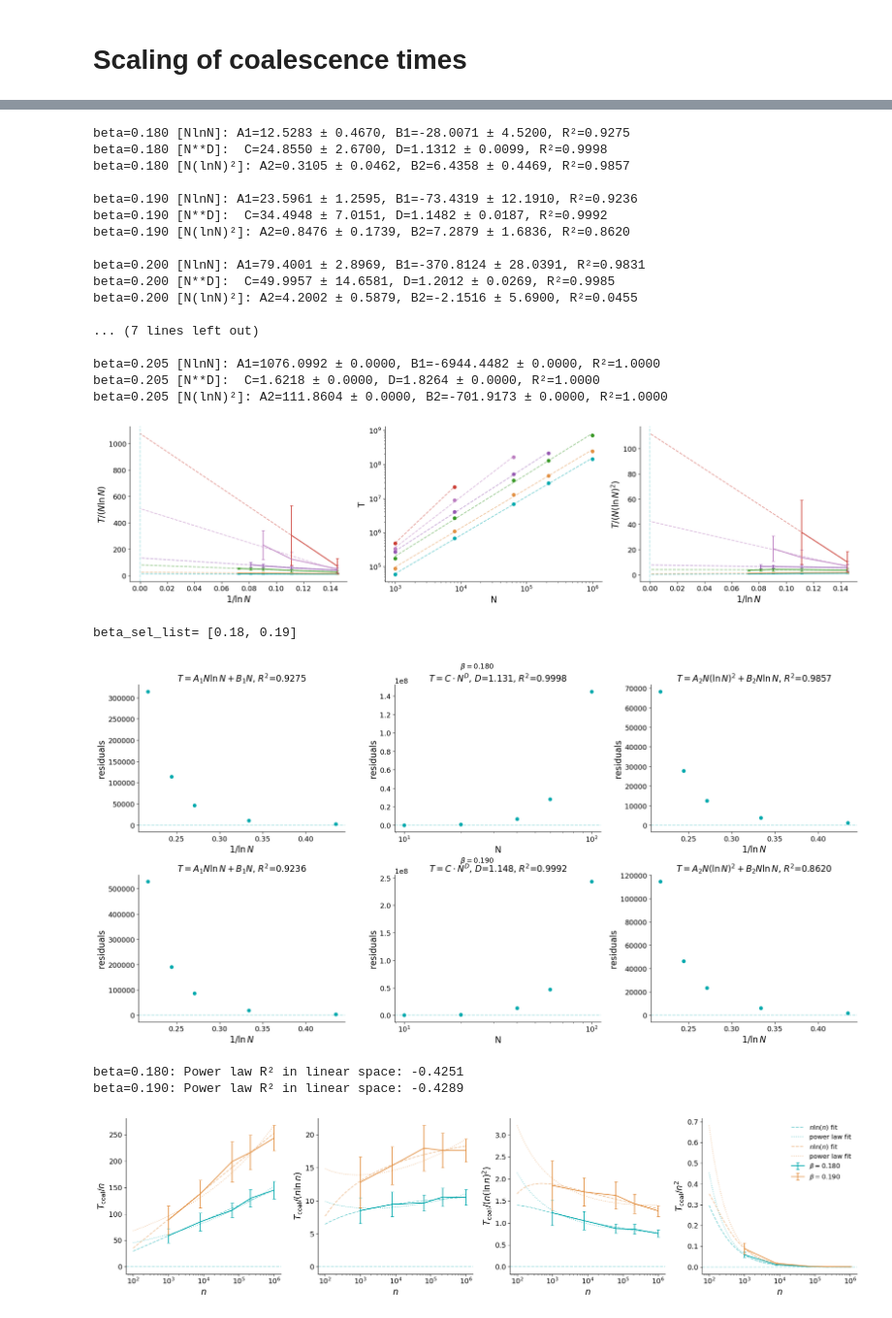
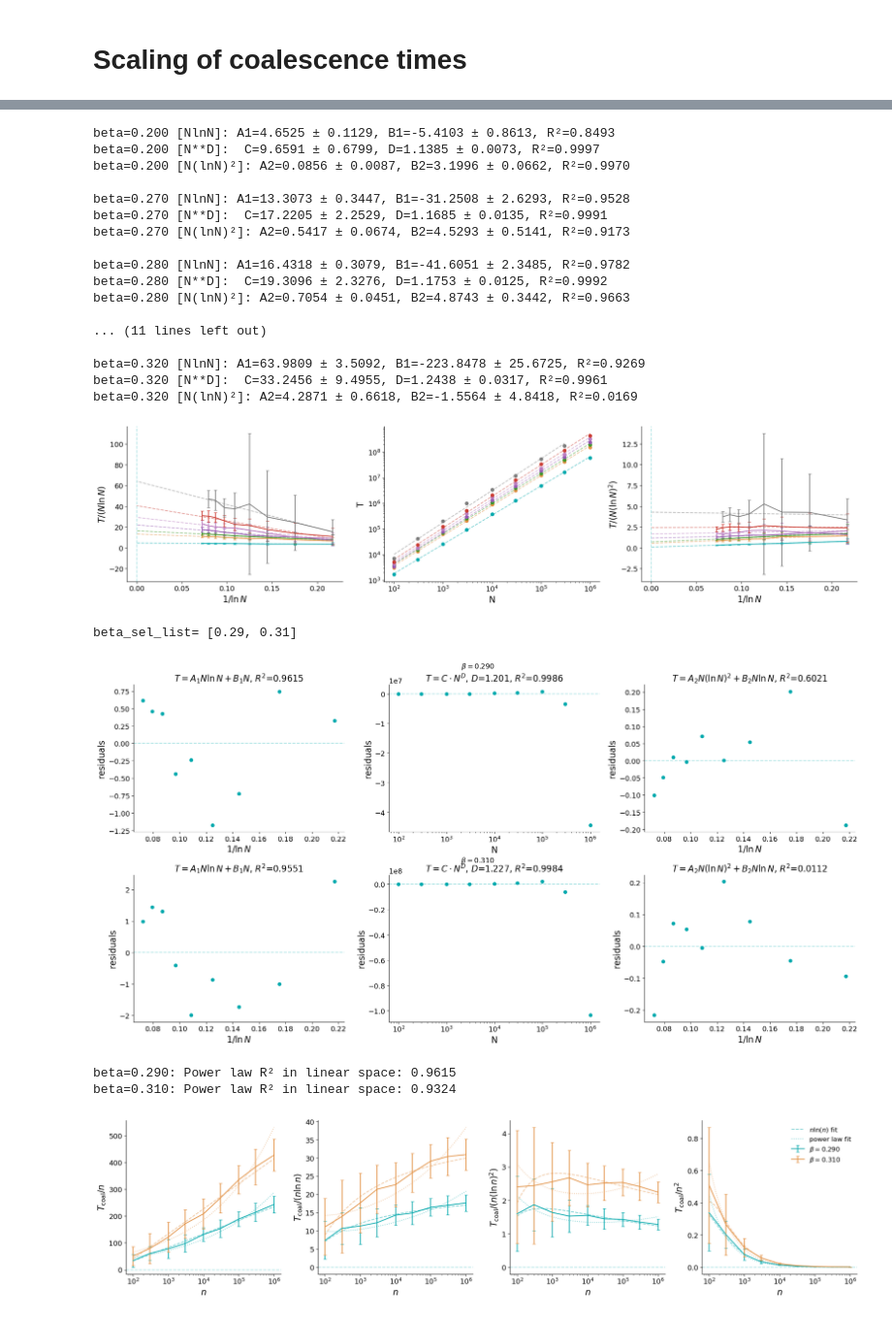
Before and after one commit to LouiseBudzynski/Bounding_Chain_Disordered_Ising_Models, a Jupyter notebook: notebooks/read_coal_time.ipynb, the cells around one changed output, grey strips where cells are left out. Shown at 97% size. Saved outputs shown, nothing was run; the diff lists cells and outputs as text; code cells hidden in the pictures.

```diff
--- a/notebooks/read_coal_time.ipynb
+++ b/notebooks/read_coal_time.ipynb
@@ -28,9 +28,9 @@ plt.rcParams['ytick.labelsize'] = 13
 plt.rcParams['legend.fontsize'] = 12
 plt.rcParams['axes.titlesize'] = 16
 # %%
-graph_type = 'EA3D'
-coup_type = 'ising'
-d = 3
+graph_type = 'ER'
+coup_type = 'gauss'
+d = 4
 if graph_type == 'ER' and coup_type == 'ising':
     beta_SG = np.arctanh(np.sqrt(1/d))
     beta_uni = np.arctanh(1/d)
@@ -113,6 +108,14 @@ elif graph_type == 'EA2D' and coup_type == 'ising':
         (df['N'].isin(N_plot)) &
         (df['max_iter'] == max_iter_plot)
     )
+elif graph_type == 'EA3D' and coup_type == 'ising':
+    beta_plot = [0.19, 0.2, 0.202, 0.204, 0.205] # beta selection for plotting
+    N_plot = [10,20,40,60]
+    mask = (
+        (df['N'].isin(N_plot)) &
+        (df['beta'].isin(beta_plot)) &
+        (df['max_iter'] == max_iter_plot)
+    )
 else:
     mask = (
         (df['max_iter'] == max_iter_plot)
@@ -302,24 +301,24 @@ axes[2].set_ylabel(r'$T / (N (\ln N)^2)$')
 plt.tight_layout()
 plt.show()
 # %% [output]
-beta=0.180 [NlnN]: A1=12.5283 ± 0.4670, B1=-28.0071 ± 4.5200, R²=0.9275
-beta=0.180 [N**D]:  C=24.8550 ± 2.6700, D=1.1312 ± 0.0099, R²=0.9998
-beta=0.180 [N(lnN)²]: A2=0.3105 ± 0.0462, B2=6.4358 ± 0.4469, R²=0.9857
+beta=0.200 [NlnN]: A1=4.6525 ± 0.1129, B1=-5.4103 ± 0.8613, R²=0.8493
+beta=0.200 [N**D]:  C=9.6591 ± 0.6799, D=1.1385 ± 0.0073, R²=0.9997
+beta=0.200 [N(lnN)²]: A2=0.0856 ± 0.0087, B2=3.1996 ± 0.0662, R²=0.9970
 
-beta=0.190 [NlnN]: A1=23.5961 ± 1.2595, B1=-73.4319 ± 12.1910, R²=0.9236
-beta=0.190 [N**D]:  C=34.4948 ± 7.0151, D=1.1482 ± 0.0187, R²=0.9992
-beta=0.190 [N(lnN)²]: A2=0.8476 ± 0.1739, B2=7.2879 ± 1.6836, R²=0.8620
+beta=0.270 [NlnN]: A1=13.3073 ± 0.3447, B1=-31.2508 ± 2.6293, R²=0.9528
+beta=0.270 [N**D]:  C=17.2205 ± 2.2529, D=1.1685 ± 0.0135, R²=0.9991
+beta=0.270 [N(lnN)²]: A2=0.5417 ± 0.0674, B2=4.5293 ± 0.5141, R²=0.9173
 
-beta=0.200 [NlnN]: A1=79.4001 ± 2.8969, B1=-370.8124 ± 28.0391, R²=0.9831
-beta=0.200 [N**D]:  C=49.9957 ± 14.6581, D=1.2012 ± 0.0269, R²=0.9985
-beta=0.200 [N(lnN)²]: A2=4.2002 ± 0.5879, B2=-2.1516 ± 5.6900, R²=0.0455
+beta=0.280 [NlnN]: A1=16.4318 ± 0.3079, B1=-41.6051 ± 2.3485, R²=0.9782
+beta=0.280 [N**D]:  C=19.3096 ± 2.3276, D=1.1753 ± 0.0125, R²=0.9992
+beta=0.280 [N(lnN)²]: A2=0.7054 ± 0.0451, B2=4.8743 ± 0.3442, R²=0.9663
 
-... (7 lines left out)
+... (11 lines left out)
 
-beta=0.205 [NlnN]: A1=1076.0992 ± 0.0000, B1=-6944.4482 ± 0.0000, R²=1.0000
-beta=0.205 [N**D]:  C=1.6218 ± 0.0000, D=1.8264 ± 0.0000, R²=1.0000
-beta=0.205 [N(lnN)²]: A2=111.8604 ± 0.0000, B2=-701.9173 ± 0.0000, R²=1.0000
+beta=0.320 [NlnN]: A1=63.9809 ± 3.5092, B1=-223.8478 ± 25.6725, R²=0.9269
+beta=0.320 [N**D]:  C=33.2456 ± 9.4955, D=1.2438 ± 0.0317, R²=0.9961
+beta=0.320 [N(lnN)²]: A2=4.2871 ± 0.6618, B2=-1.5564 ± 4.8418, R²=0.0169
-[figure, old version]
+[figure, new version]
 # %%
 if graph_type == 'ER' and coup_type == 'gauss':
     beta_sel_list = [0.29,0.31]
@@ -384,8 +383,8 @@ for row, beta_sel in enumerate(beta_sel_list):
 plt.tight_layout()
 plt.show()
 # %% [output]
-beta_sel_list= [0.18, 0.19]
+beta_sel_list= [0.29, 0.31]
-[figure, old version]
+[figure, new version]
 # %%
 for beta_sel in beta_sel_list:
     sub_df = df_filtered[df_filtered['beta'] == beta_sel].sort_values('N')
@@ -401,8 +400,8 @@ for beta_sel in beta_sel_list:
     r2_powerlaw_linear = 1 - ss_res / ss_tot
     print(f"beta={beta_sel:.3f}: Power law R² in linear space: {r2_powerlaw_linear:.4f}")
 # %% [output]
-beta=0.180: Power law R² in linear space: -0.4251
-beta=0.190: Power law R² in linear space: -0.4289
+beta=0.290: Power law R² in linear space: 0.9615
+beta=0.310: Power law R² in linear space: 0.9324
 # %%
 fig, axes = plt.subplots(1, 4, figsize=(20, 5))
 scalings = {
@@ -429,33 +428,33 @@ for ax, (label, (scaling_fn, err_fn)) in zip(axes, scalings.items()):
             N = N**2
         if graph_type in ('EA3D', 'F3D'):
             N = N**3
         T = sub_df['mean_coal_time'].values
         sT = sub_df['std_coal_time'].values
 
         ax.errorbar(N, scaling_fn(N, T), yerr=err_fn(N, T, sT),
                     color=color, label=rf'$\beta={beta:.3f}$', capsize=3)
 
         fc = fit_coeffs[beta]
 
         # NlnN fit: T = A1*N*lnN + B1*N, plot through each scaling
         T_NlnN = fc['A1'] * N_fit * np.log(N_fit) + fc['B1'] * N_fit
-        ax.plot(N_fit, scaling_fn(N_fit, T_NlnN), '--', color=color, alpha=0.5, label=r'$n\ln(n)$ fit')
+        ax.plot(N_fit, scaling_fn(N_fit, T_NlnN), '--', color=color, alpha=0.5, label=r'$n\ln(n)$ fit' if i == 0 else '')
 
         # power law fit: T = C * N**D
         T_power = fc['C'] * N_fit**fc['D']
-        ax.plot(N_fit, scaling_fn(N_fit, T_power), ':', color=color, alpha=0.5, label='power law fit')
+        ax.plot(N_fit, scaling_fn(N_fit, T_power), ':', color=color, alpha=0.5, label='power law fit' if i == 0 else '')
 
         # N(lnN)^2 fit: T = A2*N*(lnN)^2 + B2*N*lnN
         T_NlnN2 = fc['A2'] * N_fit * np.log(N_fit)**2 + fc['B2'] * N_fit * np.log(N_fit)
         #ax.plot(N_fit, scaling_fn(N_fit, T_NlnN2), '-.', color=color, alpha=0.5, label=r'$n(\ln n)^2$ fit')
 
     ax.axhline(0, linestyle='--', alpha=0.3)
     ax.set_xlabel(r'$n$')
     ax.set_ylabel(label)
     ax.set_xscale('log')
 
 axes[3].legend()
 plt.tight_layout()
 plt.show()
 # %% [output]
-[figure, old version]
+[figure, new version]
```
Also changed, not shown: parts of 7 cells of this notebook, 12 other files.
